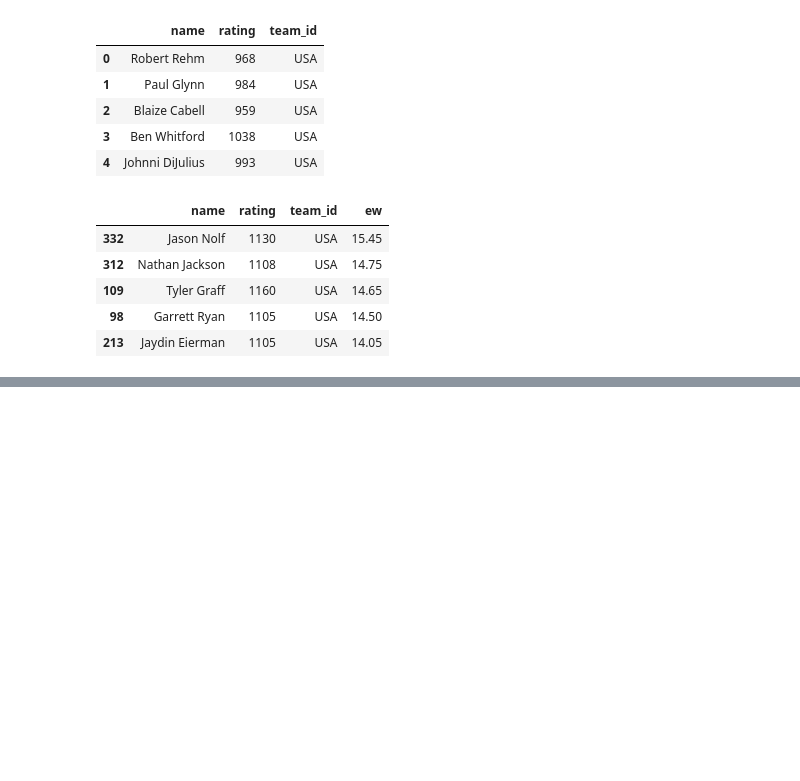
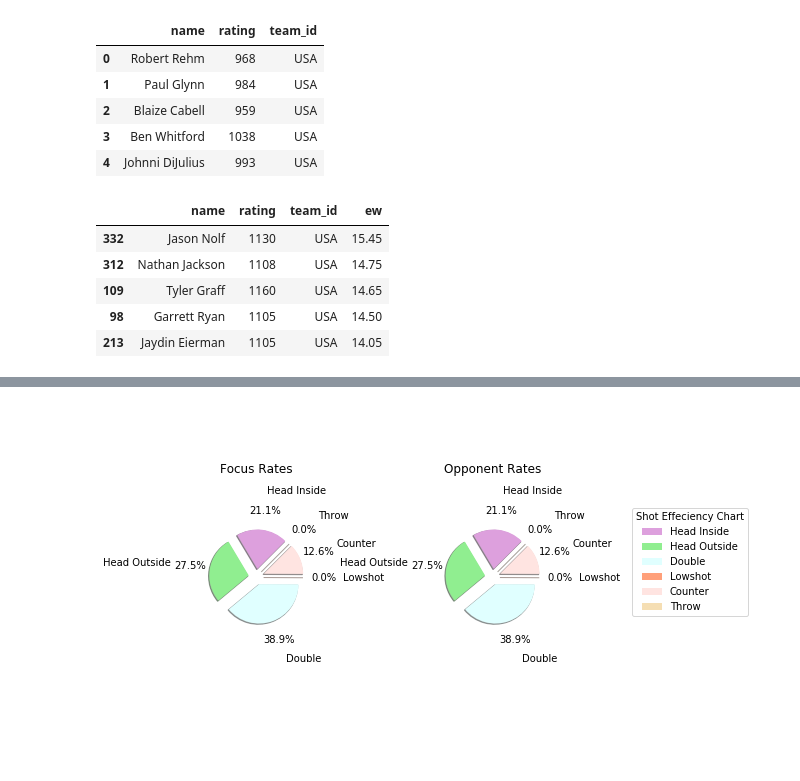
Before and after one commit to nanthony007/VeritasWrestlingSystems, a Jupyter notebook: collection/analysis/Analysis.ipynb, the cells around one changed output, grey strips where cells are left out. Saved outputs shown, nothing was run; the diff lists cells and outputs as text; code cells hidden in the pictures; blank space fills up the shorter version.

```diff
--- a/collection/analysis/Analysis.ipynb
+++ b/collection/analysis/Analysis.ipynb
@@ -40,0 +80,27 @@ wrestlers.sort_values('ew', ascending=False).head()
+# %%
+# shot chart
+labels = ['Head Inside', 'Head Outside', 'Double', 'Lowshot', 'Counter', 'Throw']
+colors = ['plum', 'lightgreen', 'lightcyan', 'lightsalmon', 'mistyrose', 'wheat']
+rates = [fm.hi_rate.mean(), fm.ho_rate.mean(), fm.d_rate.mean(), fm.ls_rate.mean(), fm.gb_rate.mean(), fm.t_rate.mean()]
+opp_rates = [fm.opp_hi_rate.mean(), fm.opp_ho_rate.mean(), fm.opp_d_rate.mean(), fm.opp_ls_rate.mean(), fm.gb_rate.mean(), fm.opp_t_rate.mean()]
+explode = (0.2, 0.2, 0.2, 0.2, 0.2, 0.2)  # only "explode" the 2nd slice
+
+# Make figure and axes
+fig, axs = plt.subplots(1, 3)
+
+# A standard pie plot
+axs[0].pie(rates, labels=labels, autopct='%1.1f%%', explode=explode, shadow=True, startangle=45,
+          pctdistance=1.5, labeldistance=2.0, colors=colors)
+axs[0].set_title('Focus Rates', y=1.5)
+axs[1].axis('off')
+axs[2].pie(rates, labels=labels, autopct='%1.1f%%', explode=explode, shadow=True, startangle=45,
+          pctdistance=1.5, labeldistance=2.0, colors=colors)
+axs[2].set_title('Opponent Rates', y=1.5)
+axs[2].legend(axs,labels=labels,
+          title="Shot Effeciency Chart",
+          loc='upper center',bbox_to_anchor=(2.5, 1.25), ncol=1)
+fig = plt.gcf()
+fig.set_size_inches(6,6)
+plt.show()
+# %% [output]
+[figure, added]
```
Also changed, not shown: parts of 8 cells of this notebook, 2 other files.
